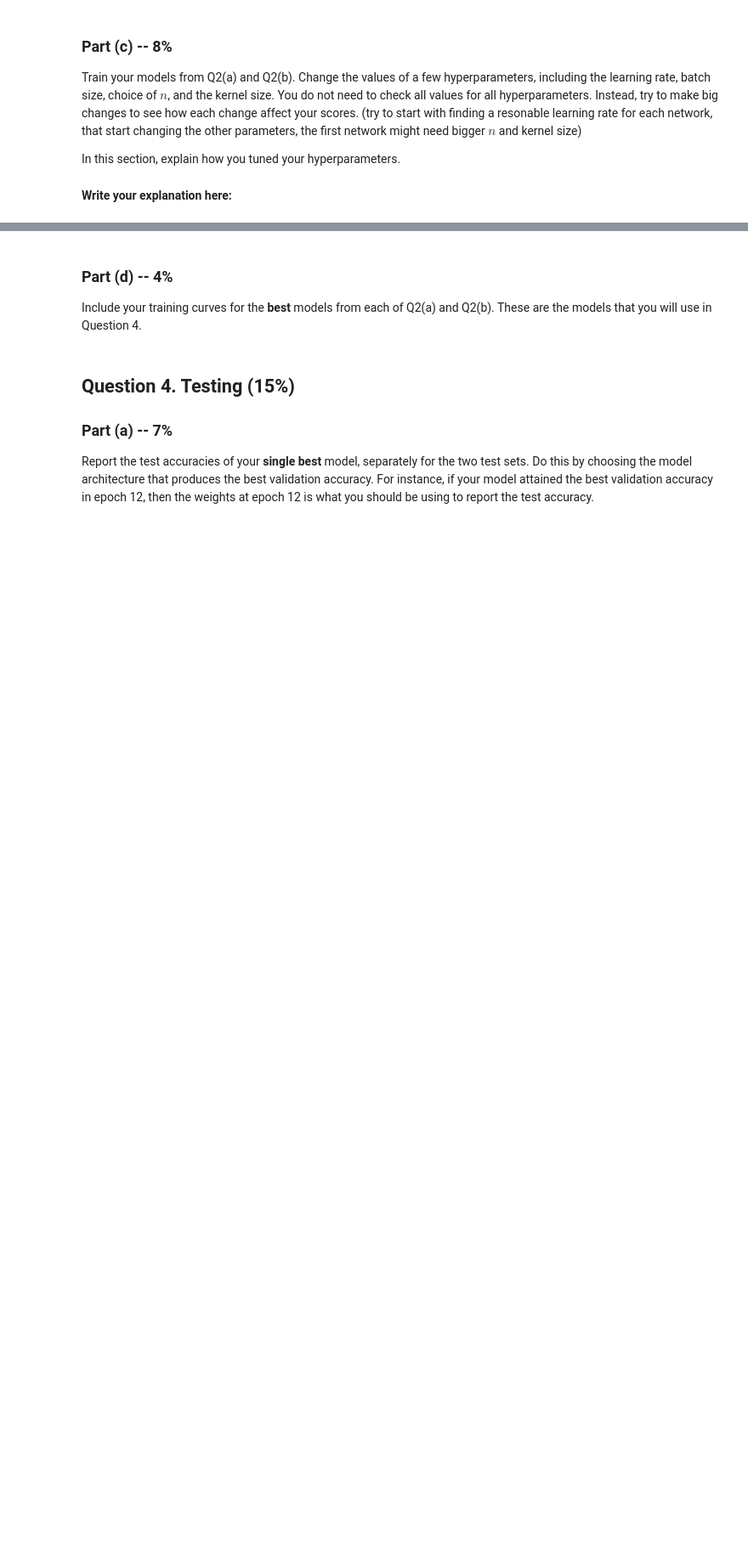
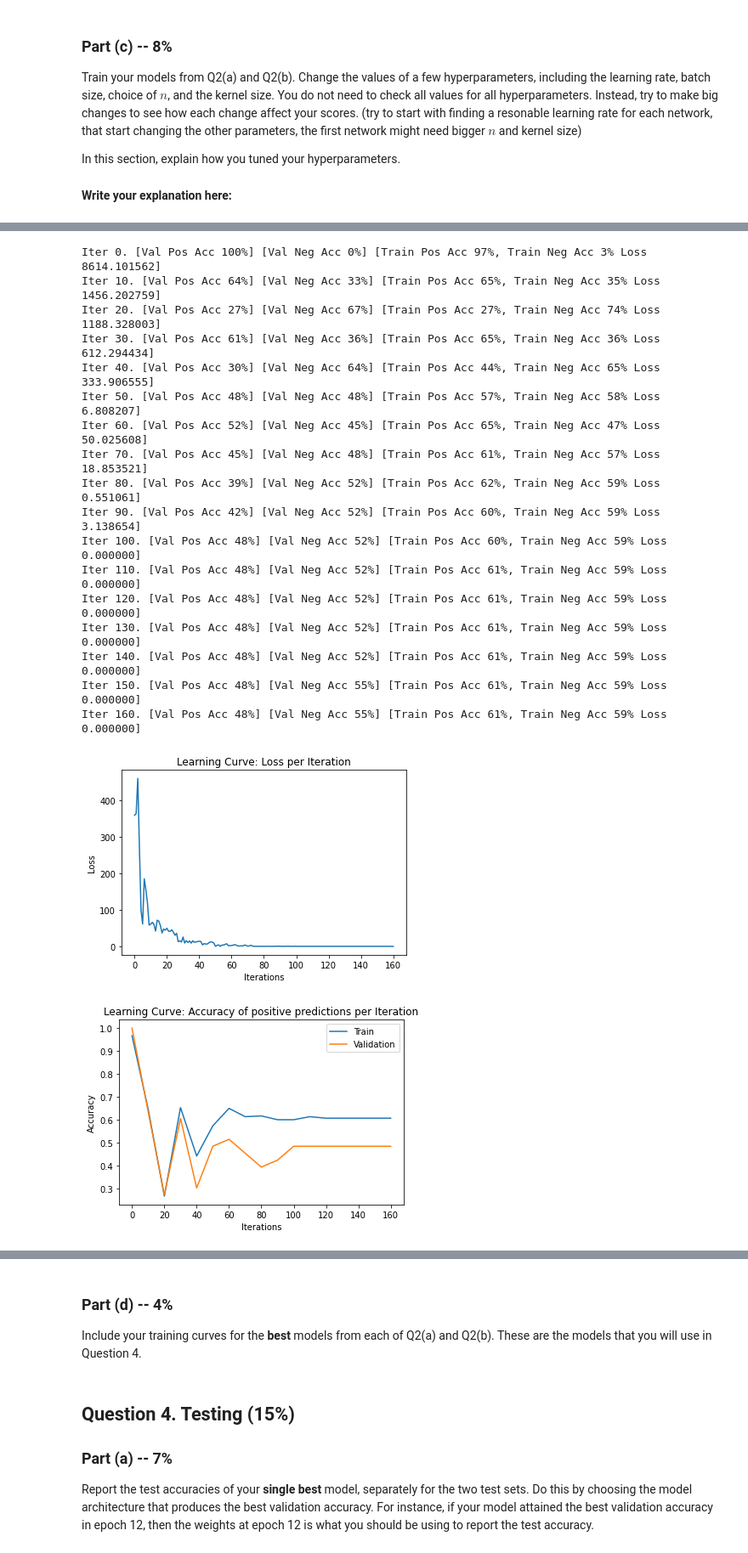
Before and after one commit to Yotamsil/DeepLearningEx3, a Jupyter notebook: Assignment3_ipynb.ipynb, the cells around one changed output, grey strips where cells are left out. Shown: that part at 85% size. Cells and saved outputs as stored; diff of their text form; code cells hidden in the pictures; blank space fills up the shorter version.

```diff
--- a/Assignment3_ipynb.ipynb
+++ b/Assignment3_ipynb.ipynb
@@ -633,0 +647,32 @@ plot_learning_curve(*learning_curve_info)
+# %%
+model2 = CNN()
+learning_curve_info = train_model(model2,
+                training_data=train_data,
+                validation_data=valid_data,
+                batch_size=24,
+                learning_rate=0.003,
+                weight_decay=10**(-5),
+                max_iters=160,
+                checkpoint_path='/content/gdrive/My Drive/DL/Ex3_best_model2.pt')
+
+plot_learning_curve(*learning_curve_info)
+# %% [output]
+Iter 0. [Val Pos Acc 100%] [Val Neg Acc 0%] [Train Pos Acc 97%, Train Neg Acc 3% Loss 8614.101562]
+Iter 10. [Val Pos Acc 64%] [Val Neg Acc 33%] [Train Pos Acc 65%, Train Neg Acc 35% Loss 1456.202759]
+Iter 20. [Val Pos Acc 27%] [Val Neg Acc 67%] [Train Pos Acc 27%, Train Neg Acc 74% Loss 1188.328003]
+Iter 30. [Val Pos Acc 61%] [Val Neg Acc 36%] [Train Pos Acc 65%, Train Neg Acc 36% Loss 612.294434]
+Iter 40. [Val Pos Acc 30%] [Val Neg Acc 64%] [Train Pos Acc 44%, Train Neg Acc 65% Loss 333.906555]
+Iter 50. [Val Pos Acc 48%] [Val Neg Acc 48%] [Train Pos Acc 57%, Train Neg Acc 58% Loss 6.808207]
+Iter 60. [Val Pos Acc 52%] [Val Neg Acc 45%] [Train Pos Acc 65%, Train Neg Acc 47% Loss 50.025608]
+Iter 70. [Val Pos Acc 45%] [Val Neg Acc 48%] [Train Pos Acc 61%, Train Neg Acc 57% Loss 18.853521]
+Iter 80. [Val Pos Acc 39%] [Val Neg Acc 52%] [Train Pos Acc 62%, Train Neg Acc 59% Loss 0.551061]
+Iter 90. [Val Pos Acc 42%] [Val Neg Acc 52%] [Train Pos Acc 60%, Train Neg Acc 59% Loss 3.138654]
+Iter 100. [Val Pos Acc 48%] [Val Neg Acc 52%] [Train Pos Acc 60%, Train Neg Acc 59% Loss 0.000000]
+Iter 110. [Val Pos Acc 48%] [Val Neg Acc 52%] [Train Pos Acc 61%, Train Neg Acc 59% Loss 0.000000]
+Iter 120. [Val Pos Acc 48%] [Val Neg Acc 52%] [Train Pos Acc 61%, Train Neg Acc 59% Loss 0.000000]
+Iter 130. [Val Pos Acc 48%] [Val Neg Acc 52%] [Train Pos Acc 61%, Train Neg Acc 59% Loss 0.000000]
+Iter 140. [Val Pos Acc 48%] [Val Neg Acc 52%] [Train Pos Acc 61%, Train Neg Acc 59% Loss 0.000000]
+Iter 150. [Val Pos Acc 48%] [Val Neg Acc 55%] [Train Pos Acc 61%, Train Neg Acc 59% Loss 0.000000]
+Iter 160. [Val Pos Acc 48%] [Val Neg Acc 55%] [Train Pos Acc 61%, Train Neg Acc 59% Loss 0.000000]
+[figure, added]
+[figure, added]
```
Also changed, not shown: parts of 10 cells of this notebook.
